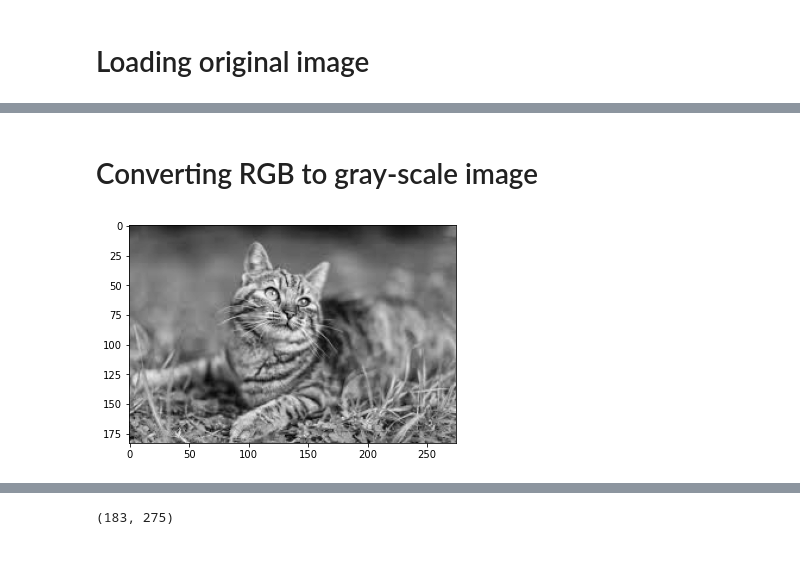
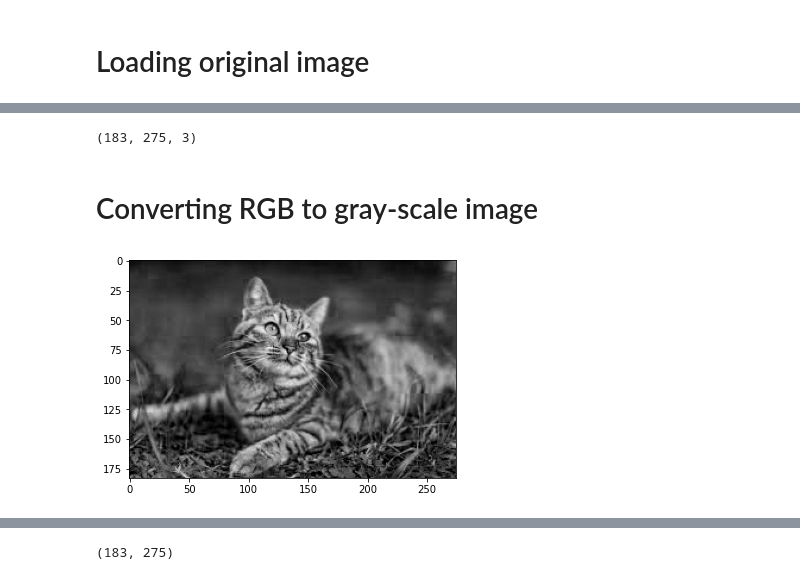
Before and after one commit to sudormroot/svd_image_compression_demo, a Jupyter notebook: svd_demo_image_compression.ipynb, the cells around one changed output, grey strips where cells are left out. Cells and saved outputs as stored; diff of their text form; code cells hidden in the pictures.

Commit message:
fix bugs and add more images

```diff
--- a/svd_demo_image_compression.ipynb
+++ b/svd_demo_image_compression.ipynb
@@ -18,14 +17,16 @@ plt.show()
 [figure]
+# %%
+rgb.shape
+# %% [output]
+(183, 275, 3)
 # %% [markdown]
 # Converting RGB to gray-scale image
 # %%
 r = rgb[:,:,0] / 255
 g = rgb[:,:,1] / 255
 b = rgb[:,:,2] / 255
-
-gray = 0.2989 * r + 0.5870 * g + 0.1140 * b
-
-plt.imshow(gray, cmap=plt.get_cmap('gray'), vmin=0, vmax=1)
-plt.show()
-# %% [output]
-[figure, removed]
+# %%
+plt.imshow(b, cmap=plt.get_cmap('gray'), vmin=0, vmax=1)
+plt.show()
+# %% [output]
+[figure, added]
```
Also changed, not shown: parts of 6 cells of this notebook, 2 other files.
